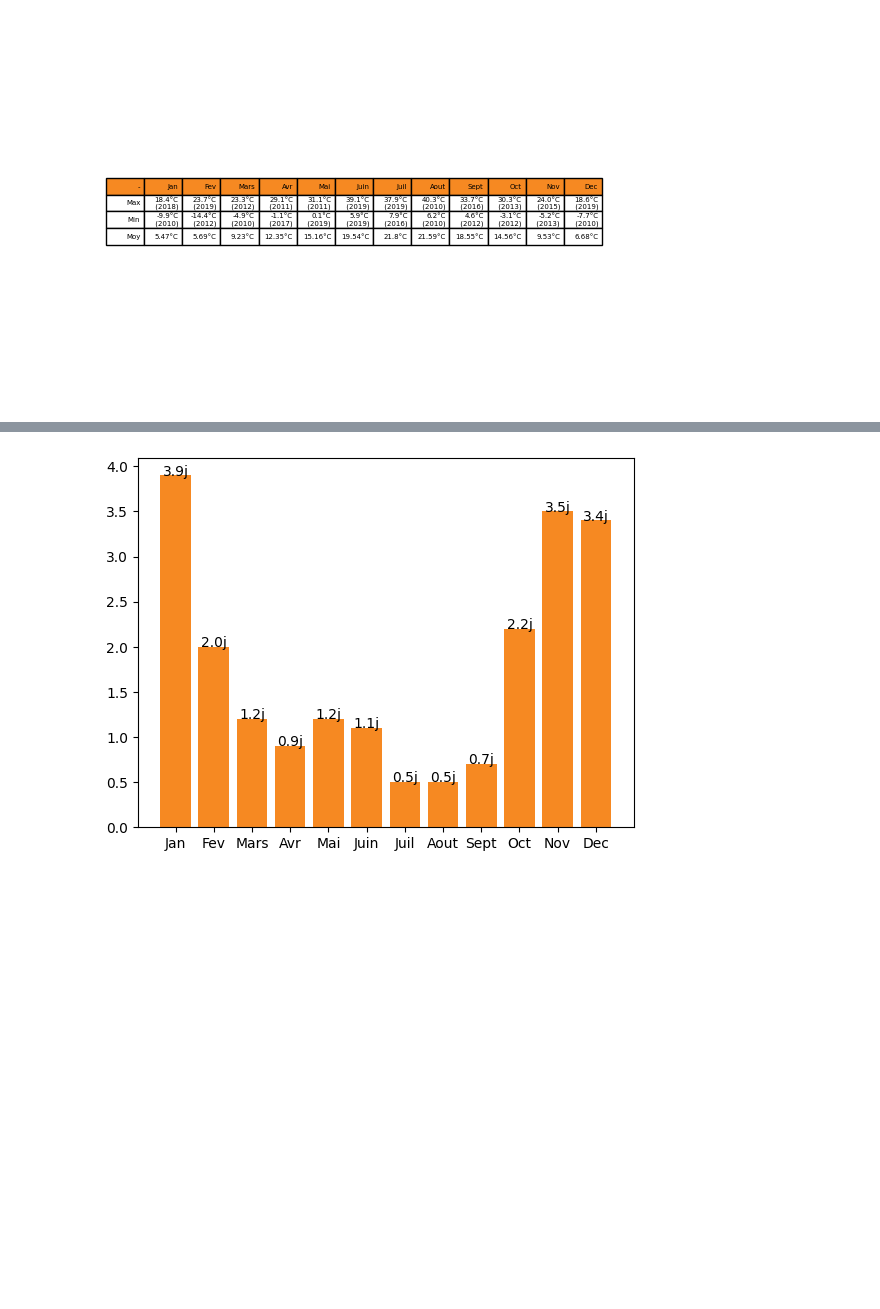
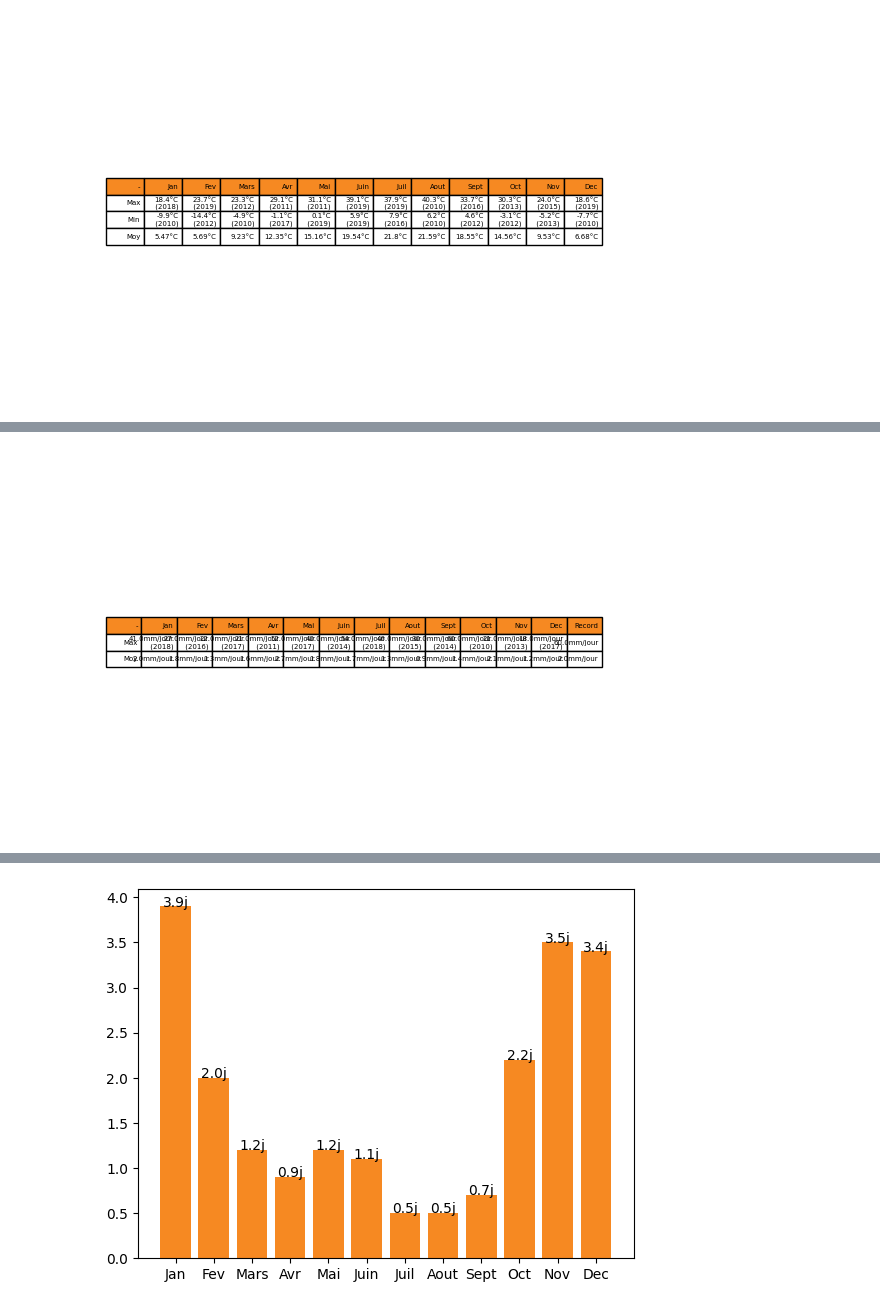
Before and after one commit to leosamuel64/PT_ClimatoAero, a Jupyter notebook: Exemples.ipynb, the cells around one changed output, grey strips where cells are left out. Cells and saved outputs as stored; diff of their text form; code cells hidden in the pictures; blank space fills up the shorter version.

```diff
--- a/Exemples.ipynb
+++ b/Exemples.ipynb
@@ -33,0 +42,4 @@ trace_tableau_temp(data)
+# %%
+trace_tableau_precipitation(data)
+# %% [output]
+[figure, added]
```
Also changed, not shown: parts of 5 cells of this notebook, 19 other files.
